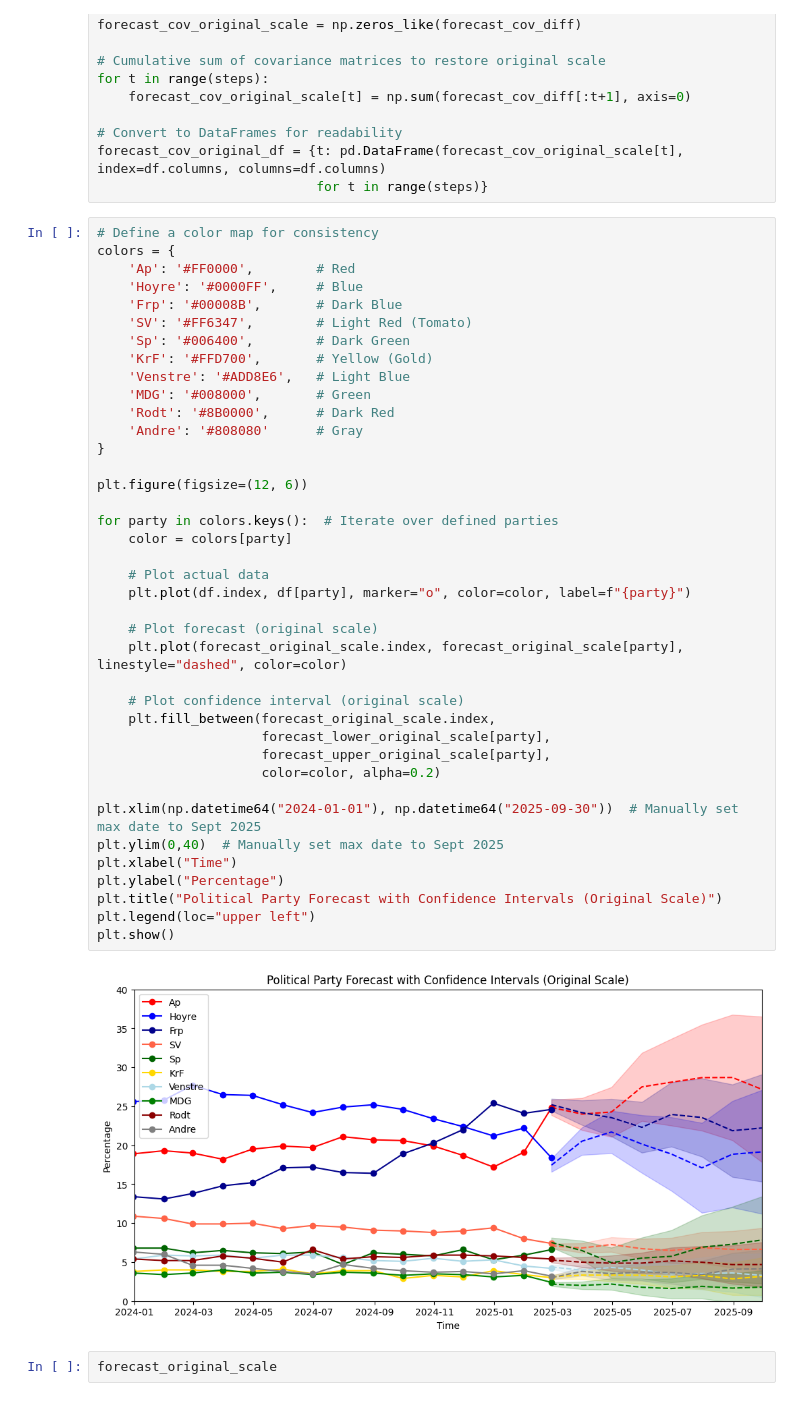
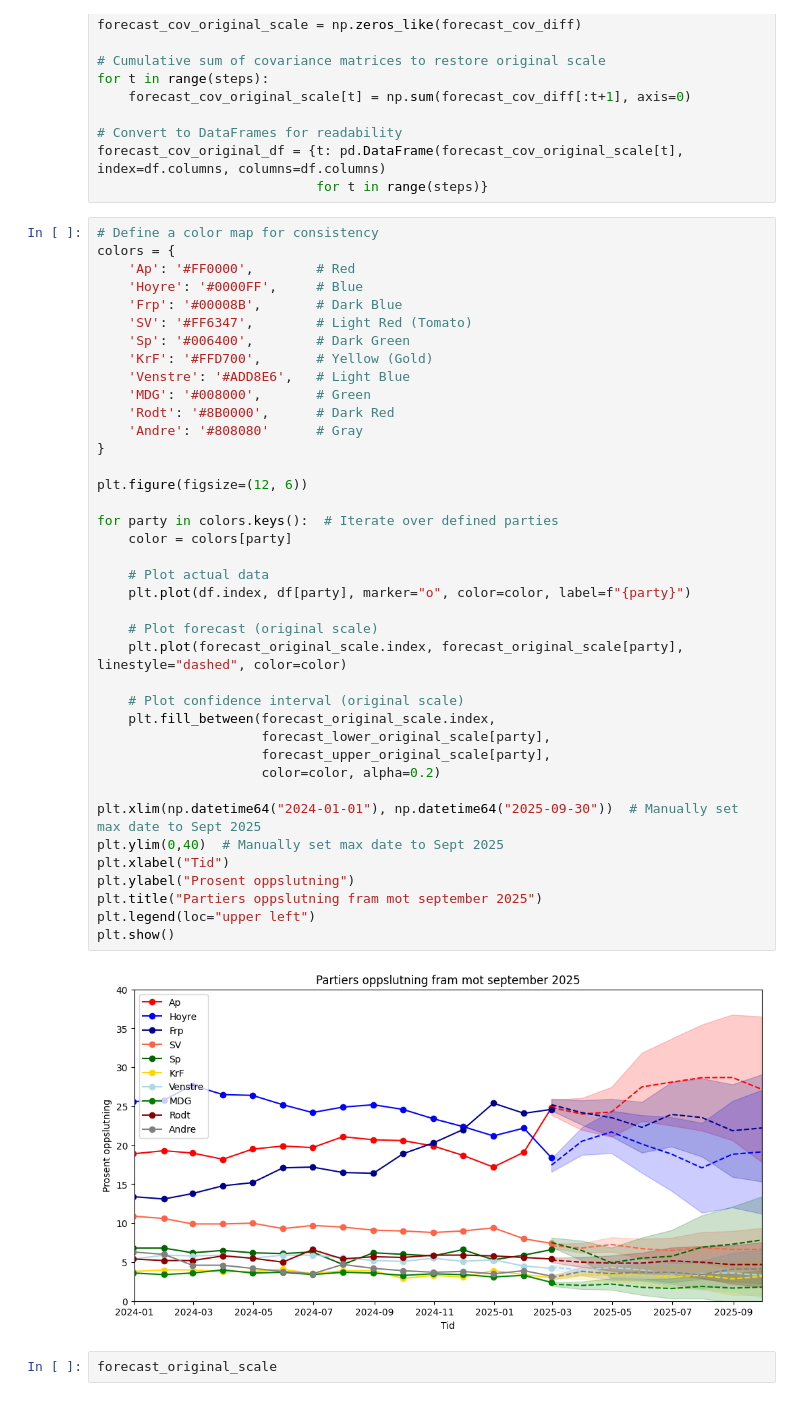
Before and after one commit to jensmorten/onesixtynine, a Jupyter notebook: models/simple_var_interval.ipynb, the cells around one changed output. Drawn from its saved outputs; the diff is of its cells as text.

```diff
--- a/models/simple_var_interval.ipynb
+++ b/models/simple_var_interval.ipynb
@@ -152,37 +152,37 @@ colors = {
     'Sp': '#006400',        # Dark Green
     'KrF': '#FFD700',       # Yellow (Gold)
     'Venstre': '#ADD8E6',   # Light Blue
     'MDG': '#008000',       # Green
     'Rodt': '#8B0000',      # Dark Red
     'Andre': '#808080'      # Gray
 }
 
 plt.figure(figsize=(12, 6))
 
 for party in colors.keys():  # Iterate over defined parties
     color = colors[party]
 
     # Plot actual data
     plt.plot(df.index, df[party], marker="o", color=color, label=f"{party}")
 
     # Plot forecast (original scale)
     plt.plot(forecast_original_scale.index, forecast_original_scale[party], linestyle="dashed", color=color)
 
     # Plot confidence interval (original scale)
     plt.fill_between(forecast_original_scale.index,
                      forecast_lower_original_scale[party],
                      forecast_upper_original_scale[party],
                      color=color, alpha=0.2)
 
 plt.xlim(np.datetime64("2024-01-01"), np.datetime64("2025-09-30"))  # Manually set max date to Sept 2025
 plt.ylim(0,40)  # Manually set max date to Sept 2025
-plt.xlabel("Time")
-plt.ylabel("Percentage")
-plt.title("Political Party Forecast with Confidence Intervals (Original Scale)")
+plt.xlabel("Tid")
+plt.ylabel("Prosent oppslutning")
+plt.title("Partiers oppslutning fram mot september 2025")
 plt.legend(loc="upper left")
 plt.show()
 # %% [output]
-[figure, old version]
+[figure, new version]
 # %%
 forecast_original_scale
 # %% [output]
```
Also changed, not shown: parts of 3 cells of this notebook.
